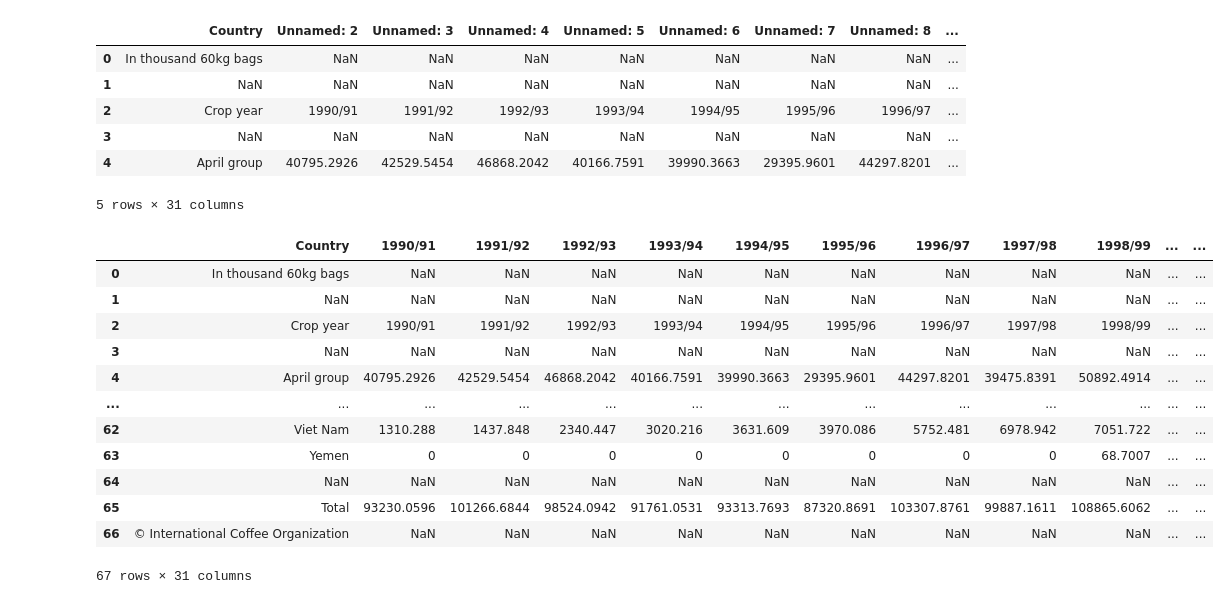
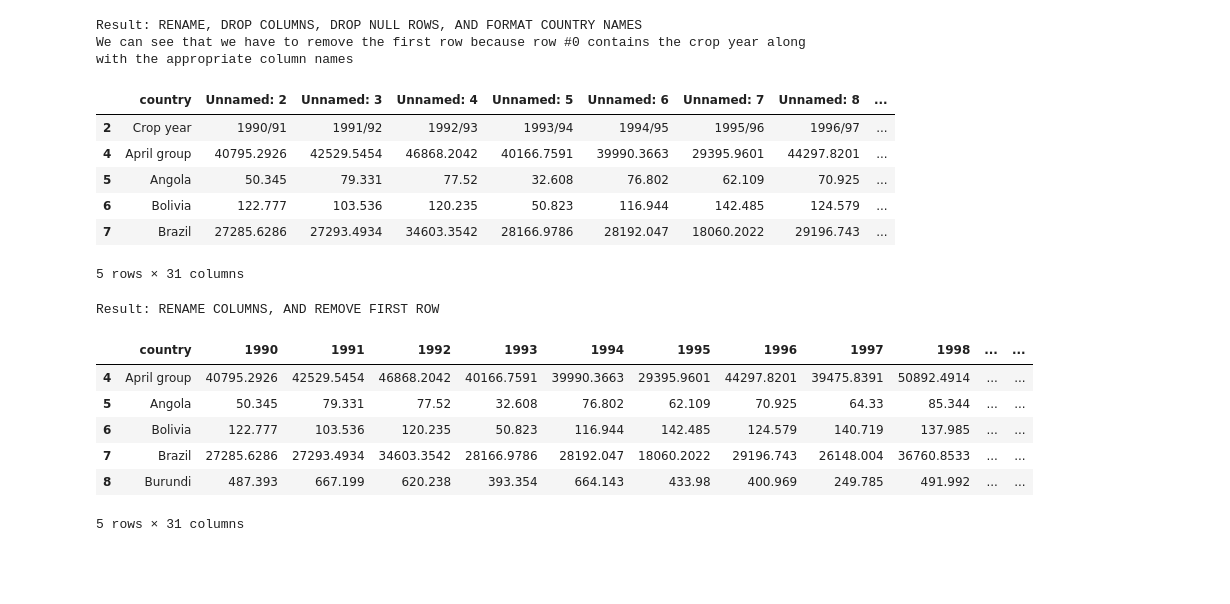
Before and after one commit to hpuma/global-coffee-trade-historical-data, a Jupyter notebook: curation/tp_data_wrangling.ipynb, the cells around one changed output. Cells and saved outputs as stored; diff of their text form; code cells hidden in the pictures; blank space fills up the shorter version.

Commit message:
Update wrangling file, with better output and formatting improvements with detailed comments and procedures

```diff
--- a/curation/tp_data_wrangling.ipynb
+++ b/curation/tp_data_wrangling.ipynb
@@ -7,6 +7,5 @@ import matplotlib.pyplot as plt
 # %%
 df = pd.read_excel("../data/total_production.xlsx", sheet_name=None)
 df = df["Production"]
-df = df.rename({"Total production by all exporting countries": "Country"}, axis=1)
-# We can also remove the second column `Unnamed: 1` as it provides no relevant information
-df = df.drop(columns="Unnamed: 1")
+print("Result: IMPORT")
+display(df.head())
@@ -13,33 +21,46 @@ df = df.drop(columns="Unnamed: 1")
-# %%
-# We can also remove the second column `Unnamed: 1` as it provides no relevant information
-# Looking below, we can see that we have to remove the first 4 rows because row #3 contains the crop year along with the appropriate column names
-display(df.head())
-# %% [output]
-|  | Country | Unnamed: 2 | Unnamed: 3 | Unnamed: 4 | Unnamed: 5 | Unnamed: 6 | Unnamed: 7 | Unnamed: 8 | ... |
-| 0 | In thousand 60kg bags | NaN | NaN | NaN | NaN | NaN | NaN | NaN | ... |
-| 1 | NaN | NaN | NaN | NaN | NaN | NaN | NaN | NaN | ... |
-| 2 | Crop year | 1990/91 | 1991/92 | 1992/93 | 1993/94 | 1994/95 | 1995/96 | 1996/97 | ... |
-| 3 | NaN | NaN | NaN | NaN | NaN | NaN | NaN | NaN | ... |
-| 4 | April group | 40795.2926 | 42529.5454 | 46868.2042 | 40166.7591 | 39990.3663 | 29395.9601 | 44297.8201 | ... |
-5 rows × 31 columns
+# %%
+# Renaming column to be more accurate
+df = df.rename({"Total production by all exporting countries": "country"}, axis=1)
+# We can also remove the second column `Unnamed: 1` as it provides no relevant information
+df = df.drop(columns="Unnamed: 1")
+# Remove rows that have all NaN Values
+num_columns = len(df.columns)
+df = df.dropna(thresh=num_columns)
+
+# Format country name by removing parenthesis (basically anything that is not part of the main country name)
+df["country"] = df["country"].map(lambda x: x.split(" (")[0])
+
+print("Result: RENAME, DROP COLUMNS, DROP NULL ROWS, AND FORMAT COUNTRY NAMES")
+print("We can see that we have to remove the first row because row #0 contains the crop year along with the appropriate column names")
+display(df.head())
+# %% [output]
+Result: RENAME, DROP COLUMNS, DROP NULL ROWS, AND FORMAT COUNTRY NAMES
+We can see that we have to remove the first row because row #0 contains the crop year along with the appropriate column names
+|  | country | Unnamed: 2 | Unnamed: 3 | Unnamed: 4 | Unnamed: 5 | Unnamed: 6 | Unnamed: 7 | Unnamed: 8 | ... |
+| 2 | Crop year | 1990/91 | 1991/92 | 1992/93 | 1993/94 | 1994/95 | 1995/96 | 1996/97 | ... |
+| 4 | April group | 40795.2926 | 42529.5454 | 46868.2042 | 40166.7591 | 39990.3663 | 29395.9601 | 44297.8201 | ... |
+| 5 | Angola | 50.345 | 79.331 | 77.52 | 32.608 | 76.802 | 62.109 | 70.925 | ... |
+| 6 | Bolivia | 122.777 | 103.536 | 120.235 | 50.823 | 116.944 | 142.485 | 124.579 | ... |
+| 7 | Brazil | 27285.6286 | 27293.4934 | 34603.3542 | 28166.9786 | 28192.047 | 18060.2022 | 29196.743 | ... |
+5 rows × 31 columns
 # %%
-year_columns = df.columns[1:] # Get the current columns, except the first one (Country)
-year_row = df.iloc[2][1:] # Get the new column names on row 3 which will be from 1900/91 and beyond
+year_columns = df.columns[1:] # Get the relevant columns, except the first one (country)
+year_row = df.iloc[0][1:].str[:-3] # Get the new column names on row 0 which will be from 1900/91 and beyond
 
 new_columns = dict(zip(year_columns, year_row)) # Create dictionary for mapping current column names to new column names
 df = df.rename(columns = new_columns)
-display(df)
+
+# Remove first row that is no longer necessary and was already used to rename the columns
+df = df.iloc[1:]
+
+print("Result: RENAME COLUMNS, AND REMOVE FIRST ROW")
+display(df.head())
 # %% [output]
+Result: RENAME COLUMNS, AND REMOVE FIRST ROW
-|  | Country | 1990/91 | 1991/92 | 1992/93 | 1993/94 | 1994/95 | 1995/96 | 1996/97 | 1997/98 | 1998/99 | ... | ... |
-| 0 | In thousand 60kg bags | NaN | NaN | NaN | NaN | NaN | NaN | NaN | NaN | NaN | ... | ... |
-| 1 | NaN | NaN | NaN | NaN | NaN | NaN | NaN | NaN | NaN | NaN | ... | ... |
-| 2 | Crop year | 1990/91 | 1991/92 | 1992/93 | 1993/94 | 1994/95 | 1995/96 | 1996/97 | 1997/98 | 1998/99 | ... | ... |
-| 3 | NaN | NaN | NaN | NaN | NaN | NaN | NaN | NaN | NaN | NaN | ... | ... |
+|  | country | 1990 | 1991 | 1992 | 1993 | 1994 | 1995 | 1996 | 1997 | 1998 | ... | ... |
 | 4 | April group | 40795.2926 | 42529.5454 | 46868.2042 | 40166.7591 | 39990.3663 | 29395.9601 | 44297.8201 | 39475.8391 | 50892.4914 | ... | ... |
-| ... | ... | ... | ... | ... | ... | ... | ... | ... | ... | ... | ... | ... |
-| 62 | Viet Nam | 1310.288 | 1437.848 | 2340.447 | 3020.216 | 3631.609 | 3970.086 | 5752.481 | 6978.942 | 7051.722 | ... | ... |
-| 63 | Yemen | 0 | 0 | 0 | 0 | 0 | 0 | 0 | 0 | 68.7007 | ... | ... |
-| 64 | NaN | NaN | NaN | NaN | NaN | NaN | NaN | NaN | NaN | NaN | ... | ... |
-| 65 | Total | 93230.0596 | 101266.6844 | 98524.0942 | 91761.0531 | 93313.7693 | 87320.8691 | 103307.8761 | 99887.1611 | 108865.6062 | ... | ... |
-| 66 | © International Coffee Organization | NaN | NaN | NaN | NaN | NaN | NaN | NaN | NaN | NaN | ... | ... |
+| 5 | Angola | 50.345 | 79.331 | 77.52 | 32.608 | 76.802 | 62.109 | 70.925 | 64.33 | 85.344 | ... | ... |
+| 6 | Bolivia | 122.777 | 103.536 | 120.235 | 50.823 | 116.944 | 142.485 | 124.579 | 140.719 | 137.985 | ... | ... |
+| 7 | Brazil | 27285.6286 | 27293.4934 | 34603.3542 | 28166.9786 | 28192.047 | 18060.2022 | 29196.743 | 26148.004 | 36760.8533 | ... | ... |
+| 8 | Burundi | 487.393 | 667.199 | 620.238 | 393.354 | 664.143 | 433.98 | 400.969 | 249.785 | 491.992 | ... | ... |
-67 rows × 31 columns
+5 rows × 31 columns
```
Also changed, not shown: parts of 10 cells of this notebook.
